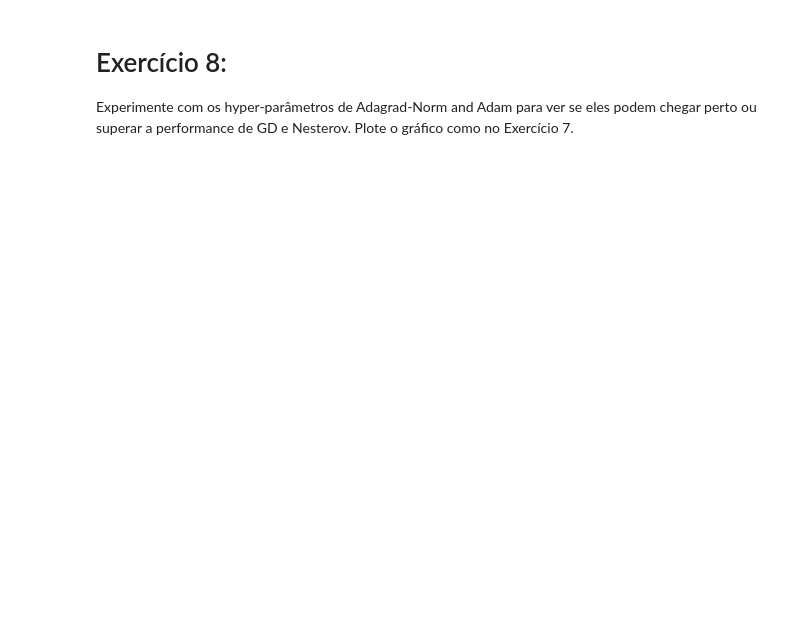
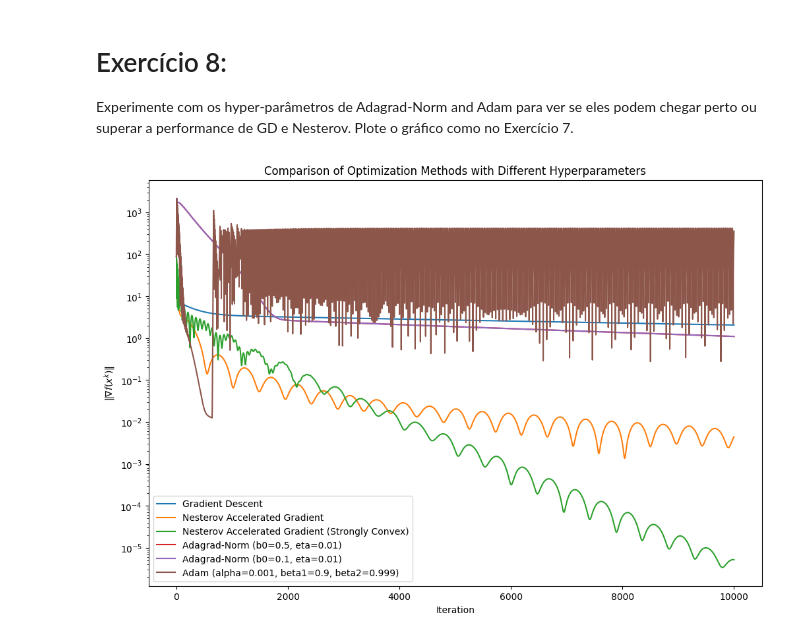
Before and after one commit to scrocha/otimizacao-OCD-2024, a Jupyter notebook: Atividade_06/logistic_regression_Sillas.ipynb, the cells around one changed output. Saved outputs shown, nothing was run; the diff lists cells and outputs as text; code cells hidden in the pictures; blank space fills up the shorter version.

```diff
--- a/Atividade_06/logistic_regression_Sillas.ipynb
+++ b/Atividade_06/logistic_regression_Sillas.ipynb
@@ -307,3 +302,29 @@ plt.show()
 # Exercício 8:
 
 Experimente com os hyper-parâmetros de Adagrad-Norm and Adam para ver se eles podem chegar perto ou superar a performance de GD e Nesterov. Plote o gráfico como no Exercício 7.
+# %%
+# Experimenting with hyperparameters for Adagrad-Norm and Adam
+
+f4_1 = ad_grad_norm(J, Df, w0, b0=0.1, eta=0.01, numb_iter=it_max)
+f4_2 = ad_grad_norm(J, Df, w0, b0=1.0, eta=0.01, numb_iter=it_max)
+f4_3 = ad_grad_norm(J, Df, w0, b0=0.5, eta=0.1, numb_iter=it_max)
+
+f5_1 = adam(Df, w0, alpha=0.001, beta1=0.9, beta2=0.999, epsilon=1e-8, numb_iter=it_max)
+f5_2 = adam(Df, w0, alpha=0.01, beta1=0.9, beta2=0.999, epsilon=1e-8, numb_iter=it_max)
+f5_3 = adam(Df, w0, alpha=0.001, beta1=0.95, beta2=0.999, epsilon=1e-8, numb_iter=it_max)
+# %%
+plt.figure(figsize=(12, 8))
+plt.plot(f1[0], label='Gradient Descent')
+plt.plot(f2[0], label='Nesterov Accelerated Gradient')
+plt.plot(f3[0], label='Nesterov Accelerated Gradient (Strongly Convex)')
+plt.plot(f4[0], label='Adagrad-Norm (b0=0.5, eta=0.01)')
+plt.plot(f4_1[0], label='Adagrad-Norm (b0=0.1, eta=0.01)')
+plt.plot(f5[0], label='Adam (alpha=0.001, beta1=0.9, beta2=0.999)')
+plt.xlabel('Iteration')
+plt.yscale('log')
+plt.ylabel(r'$\Vert\nabla f(x^k)\Vert$')
+plt.legend()
+plt.title('Comparison of Optimization Methods with Different Hyperparameters')
+plt.show()
+# %% [output]
+[figure, added]
```
Also changed, not shown: parts of 14 cells of this notebook, 1 other file.
